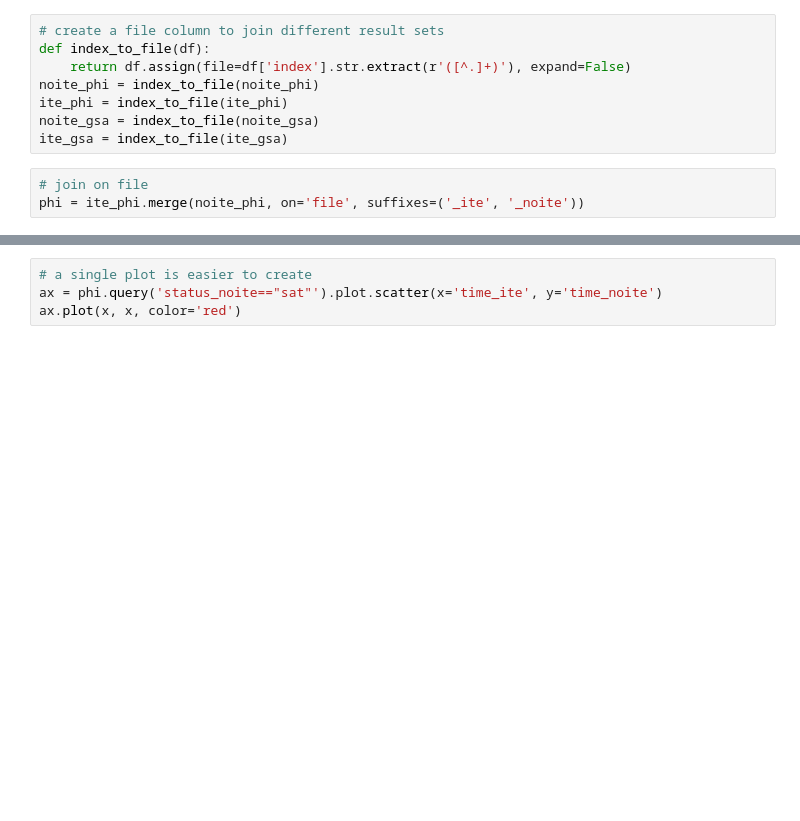
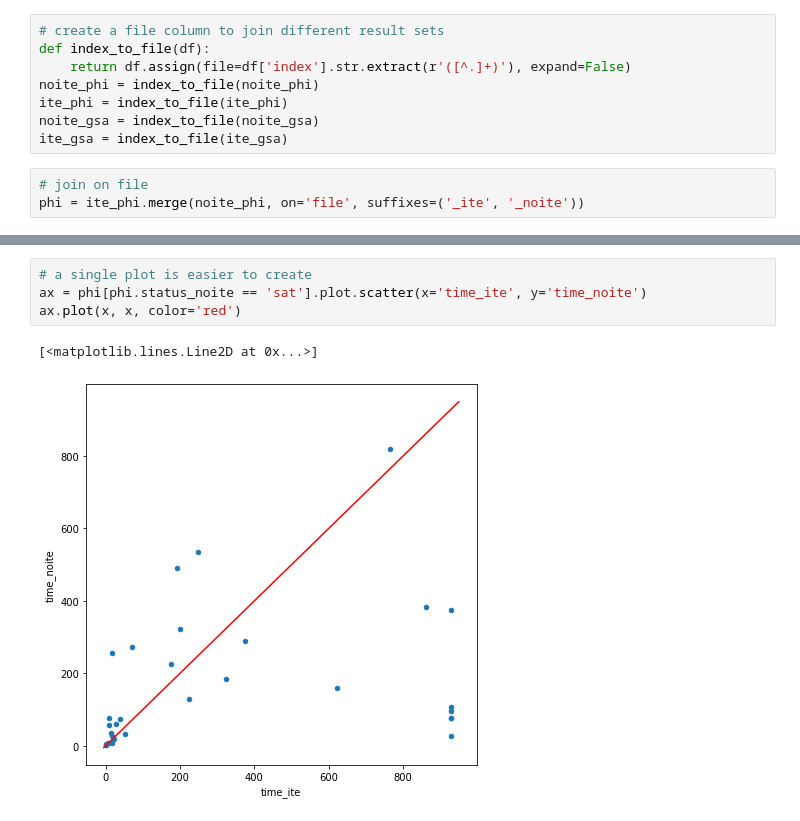
Before and after one commit to agurfinkel/bmc-gsa19, a Jupyter notebook: bmc-z3-data-analysis.ipynb, the cells around one changed output, grey strips where cells are left out. Saved outputs shown, nothing was run; the diff lists cells and outputs as text; blank space fills up the shorter version.

```diff
--- a/bmc-z3-data-analysis.ipynb
+++ b/bmc-z3-data-analysis.ipynb
@@ -85,7 +161,10 @@ phi.query('status_noite=="sat" or status_ite=="unsat"').plot.scatter(x='time_ite
 # %%
 # a single plot is easier to create
-ax = phi.query('status_noite=="sat"').plot.scatter(x='time_ite', y='time_noite')
+ax = phi[phi.status_noite == 'sat'].plot.scatter(x='time_ite', y='time_noite')
 ax.plot(x, x, color='red')
+# %% [output]
+[<matplotlib.lines.Line2D at 0x...>]
+[figure, added]
 # %%
 # summary of the plot. Useful to validate what is visible from the picture
 phi.groupby(['status_ite', 'status_noite'])[['time_ite', 'time_noite']].describe()
```
Also changed, not shown: parts of 14 cells of this notebook.
